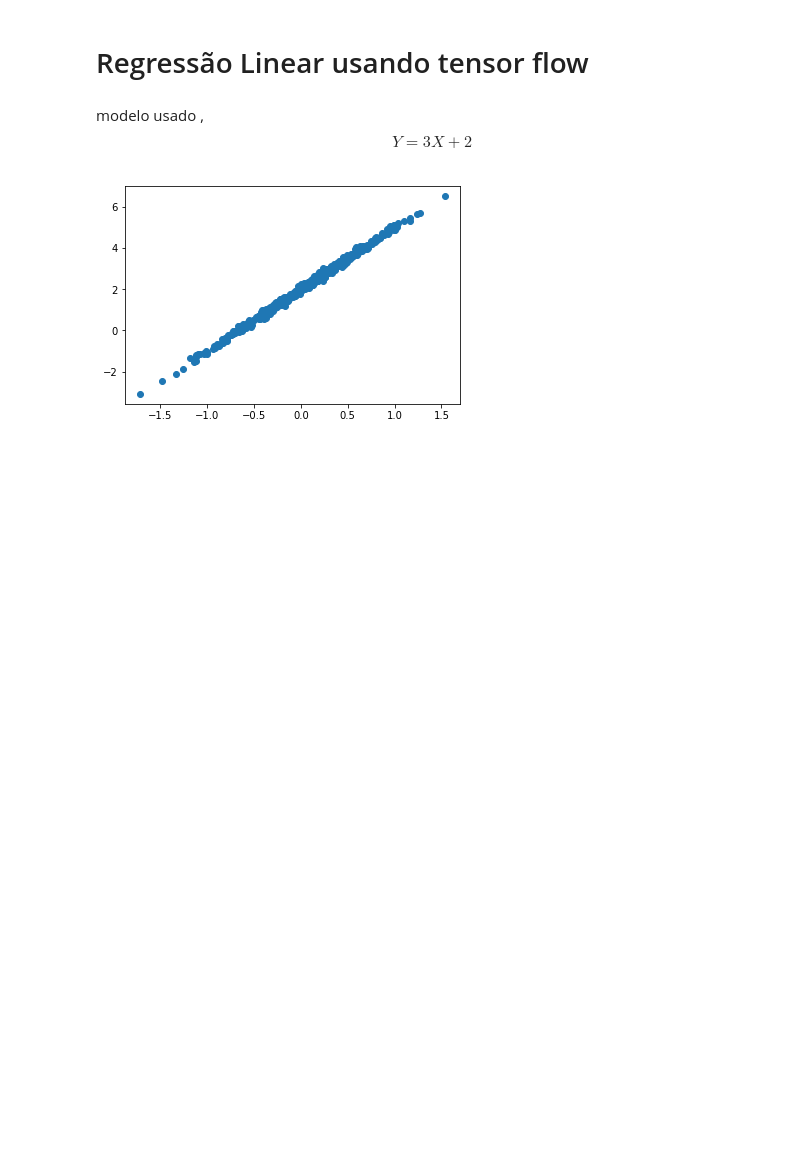
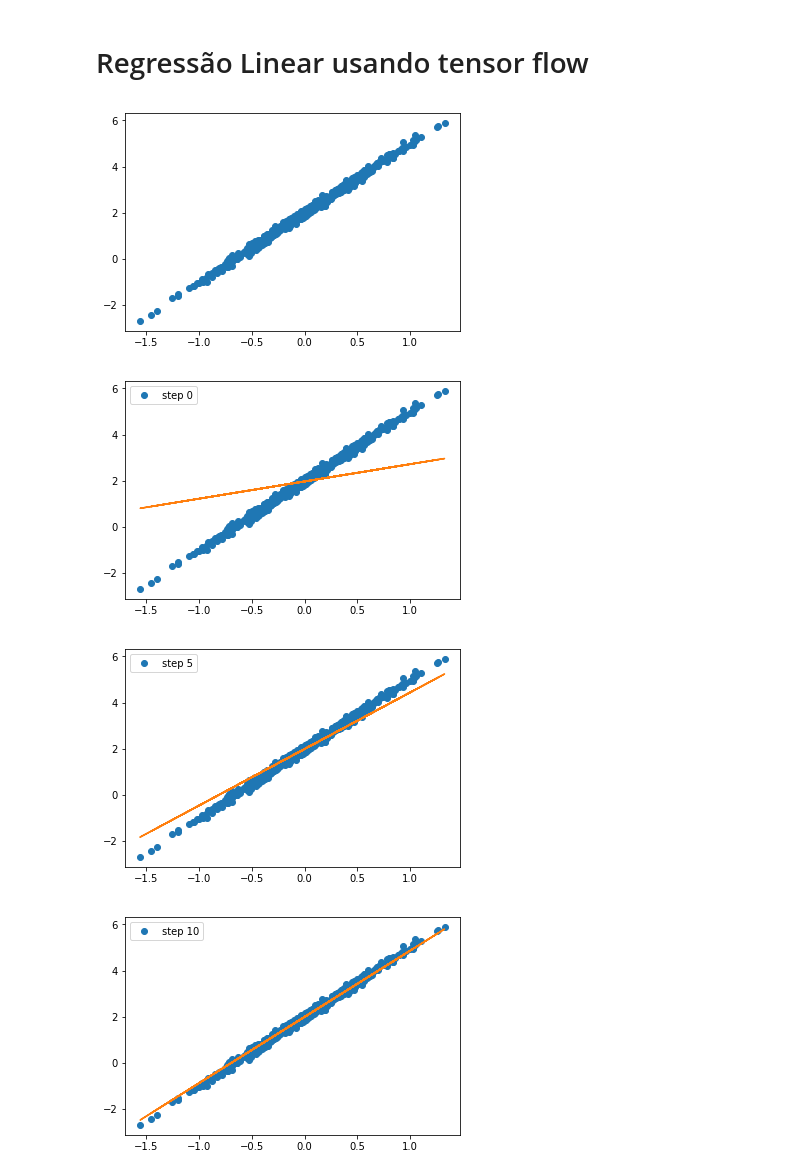
Before and after one commit to Francinvaldo/Deep-Learning-with-Tensor-Flow, a Jupyter notebook: Modulo1 /Regressão Linear.ipynb, the cells around one changed output. Saved outputs shown, nothing was run; the diff lists cells and outputs as text; code cells hidden in the pictures; blank space fills up the shorter version.

```diff
--- a/Modulo1 /Regressão Linear.ipynb
+++ b/Modulo1 /Regressão Linear.ipynb
@@ -27,21 +27,48 @@ plt.show()
 # Regressão Linear usando tensor flow
 # %%
 x_data = np.random.rand(100).astype(np.float32)
-# %% [markdown]
-modelo usado  ,  $$ Y = 3X+2 $$
 # %%
 x_point = []
 y_point = []
 
 nuvem = 500
 
 for i in range(500):
     x = np.random.normal(0.0,0.5)
     #modelo
     y = 3*x+2+np.random.normal(0.0,0.1)
     x_point.append(x)
     y_point.append(y)
 plt.plot(x_point , y_point , 'o' , label ='Input Data')
 plt.show()
+
+#tensor flow
+
+
+A = tf.Variable(tf.random_uniform([1] , -1 ,1 ))
+B = tf.Variable(tf.zeros([1]))
+y  = A * x_point + B
+
+cost_function  =  tf.reduce_mean(tf.square(y - y_point))
+optimizer      =  tf.train.GradientDescentOptimizer(0.5)
+train          =  optimizer.minimize(cost_function)
+
+modelo = tf.global_variables_initializer()
+
+
+
+with tf.Session() as session:
+        session.run(modelo)
+        for step  in range(0 , 25):
+                session.run(train)
+                if(step % 5 ) ==0:
+                    plt.plot(x_point, y_point ,'o' , label='step {}'.format(step))
+
+                    plt.plot(x_point , session.run(A)*x_point+session.run(B))
+                    plt.legend()
+                    plt.show()
 # %% [output]
-[figure, old version]
+[figure, new version]
+[figure, added]
+[figure, added]
+[figure, added]
```
Also changed, not shown: parts of 1 cell of this notebook.
